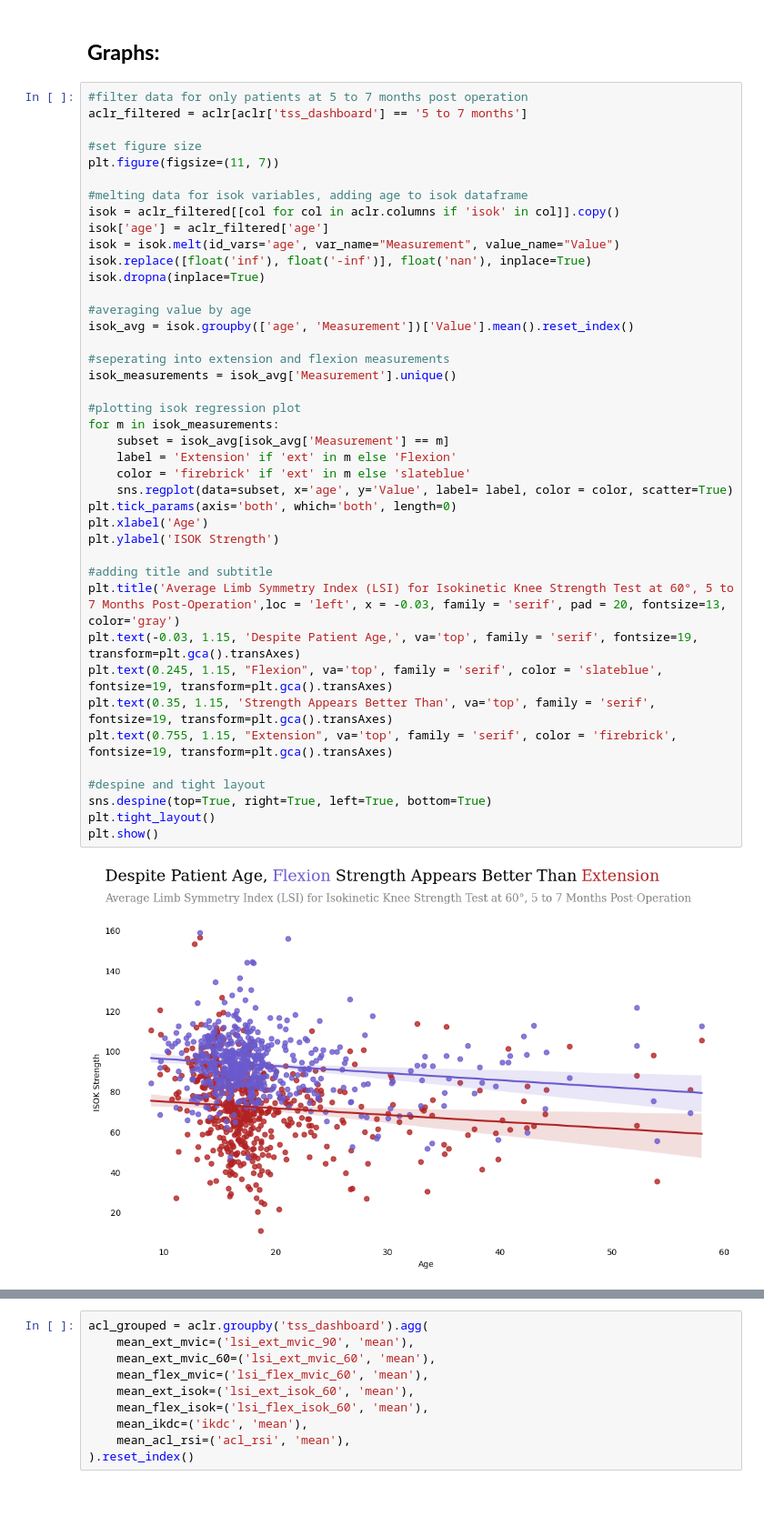
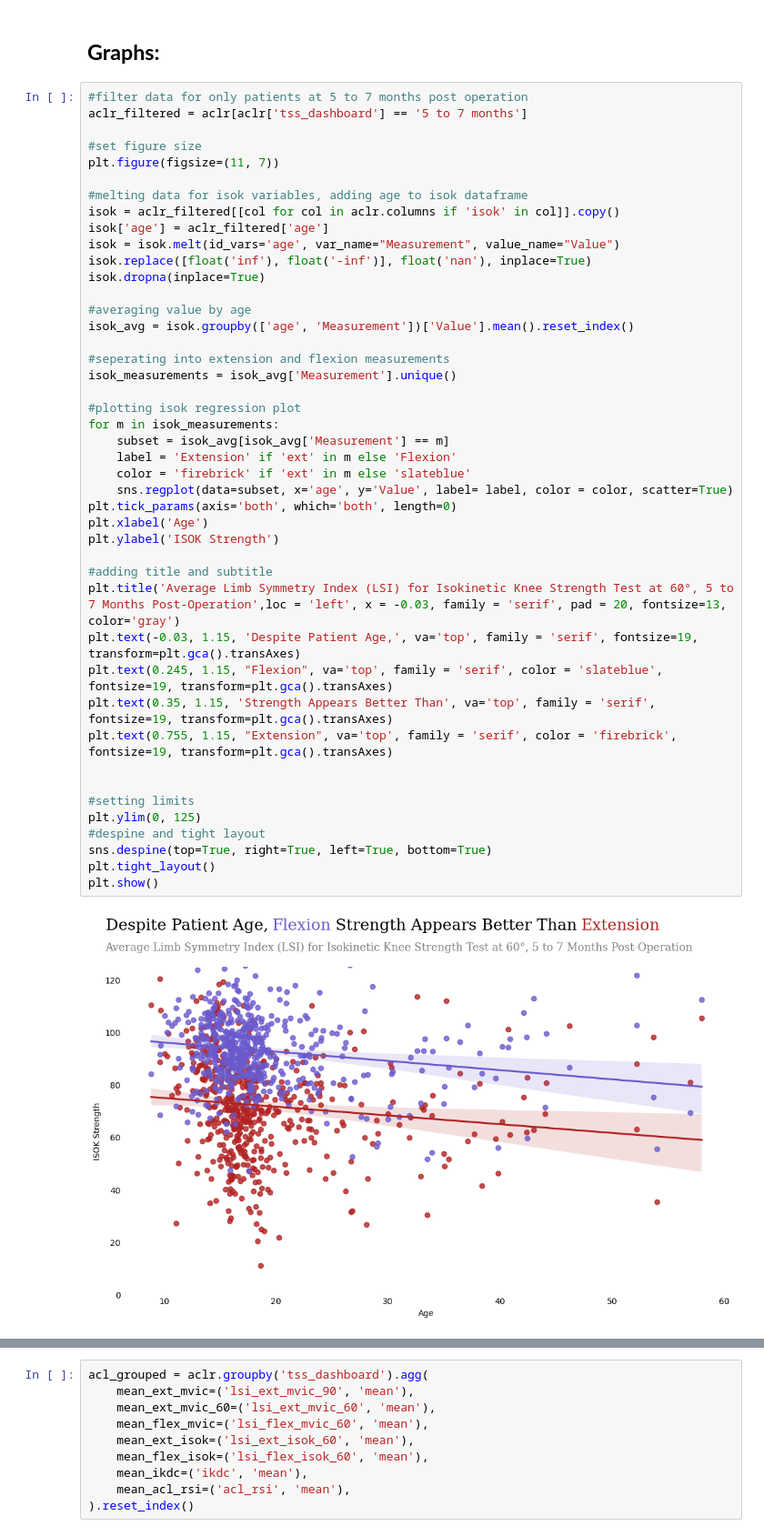
Before and after one commit to yxb8mh/finalproj, a Jupyter notebook: Initial_graphs.ipynb, the cells around one changed output, grey strips where cells are left out. Shown at 91% size. Saved outputs shown, nothing was run; the diff lists cells and outputs as text; blank space fills up the shorter version.

```diff
--- a/Initial_graphs.ipynb
+++ b/Initial_graphs.ipynb
@@ -33,31 +30,34 @@ isok.replace([float('inf'), float('-inf')], float('nan'), inplace=True)
 isok.dropna(inplace=True)
 
 #averaging value by age
 isok_avg = isok.groupby(['age', 'Measurement'])['Value'].mean().reset_index()
 
 #seperating into extension and flexion measurements
 isok_measurements = isok_avg['Measurement'].unique()
 
 #plotting isok regression plot
 for m in isok_measurements:
     subset = isok_avg[isok_avg['Measurement'] == m]
     label = 'Extension' if 'ext' in m else 'Flexion'
     color = 'firebrick' if 'ext' in m else 'slateblue'
     sns.regplot(data=subset, x='age', y='Value', label= label, color = color, scatter=True)
 plt.tick_params(axis='both', which='both', length=0)
 plt.xlabel('Age')
 plt.ylabel('ISOK Strength')
 
 #adding title and subtitle
 plt.title('Average Limb Symmetry Index (LSI) for Isokinetic Knee Strength Test at 60°, 5 to 7 Months Post-Operation',loc = 'left', x = -0.03, family = 'serif', pad = 20, fontsize=13, color='gray')
 plt.text(-0.03, 1.15, 'Despite Patient Age,', va='top', family = 'serif', fontsize=19, transform=plt.gca().transAxes)
 plt.text(0.245, 1.15, "Flexion", va='top', family = 'serif', color = 'slateblue', fontsize=19, transform=plt.gca().transAxes)
 plt.text(0.35, 1.15, 'Strength Appears Better Than', va='top', family = 'serif', fontsize=19, transform=plt.gca().transAxes)
 plt.text(0.755, 1.15, "Extension", va='top', family = 'serif', color = 'firebrick', fontsize=19, transform=plt.gca().transAxes)
 
+
+#setting limits
+plt.ylim(0, 125)
 #despine and tight layout
 sns.despine(top=True, right=True, left=True, bottom=True)
 plt.tight_layout()
 plt.show()
 # %% [output]
-[figure, old version]
+[figure, new version]
```
Also changed, not shown: parts of 5 cells of this notebook, 18 other files.
